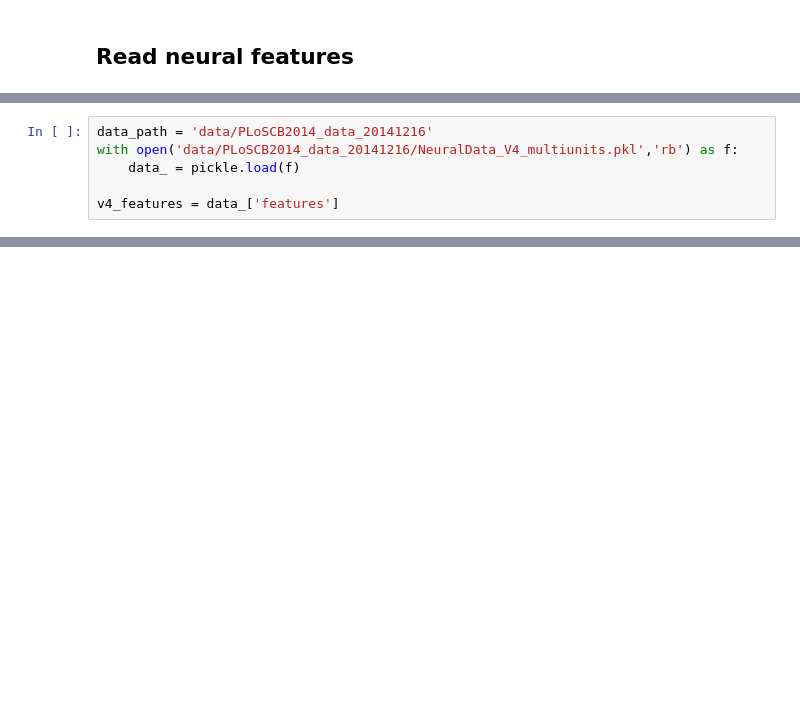
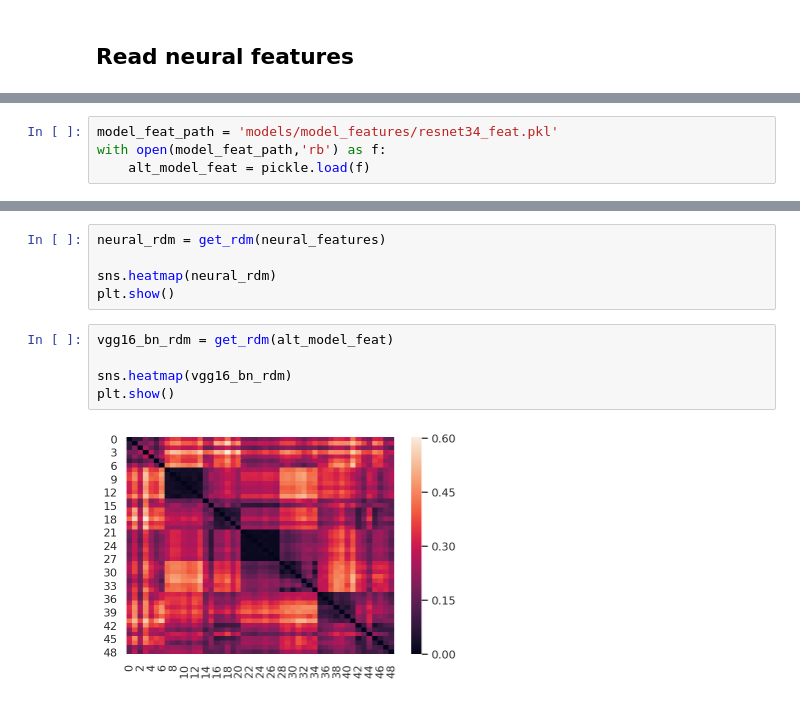
Before and after one commit to 1jsingh/neural-finetuning, a Jupyter notebook: RDM-finetune-Copy1.ipynb, the cells around one changed output, grey strips where cells are left out. Drawn from its saved outputs; the diff is of its cells as text; blank space fills up the shorter version.

Commit message:
feat: RDM visualization plots

```diff
--- a/RDM-finetune-Copy1.ipynb
+++ b/RDM-finetune-Copy1.ipynb
@@ -330,6 +106,0 @@ print ("Neural features: linear svm accuracy mean: {} \t std: {}".format(acc_mea
-# %%
-data_path = 'data/PLoSCB2014_data_20141216'
-with open('data/PLoSCB2014_data_20141216/NeuralData_V4_multiunits.pkl','rb') as f:
-    data_ = pickle.load(f)
-
-v4_features = data_['features']
@@ -341,0 +150,4 @@ Neural features: linear svm accuracy mean: 0.3187244897959184    std: 0.01700526
+# %%
+model_feat_path = 'models/model_features/resnet34_feat.pkl'
+with open(model_feat_path,'rb') as f:
+    alt_model_feat = pickle.load(f)
@@ -341,0 +299,12 @@ Neural features: linear svm accuracy mean: 0.3187244897959184    std: 0.01700526
+# %%
+neural_rdm = get_rdm(neural_features)
+
+sns.heatmap(neural_rdm)
+plt.show()
+# %%
+vgg16_bn_rdm = get_rdm(alt_model_feat)
+
+sns.heatmap(vgg16_bn_rdm)
+plt.show()
+# %% [output]
+[figure, added]
```
Also changed, not shown: parts of 39 cells of this notebook, 14 other files.
